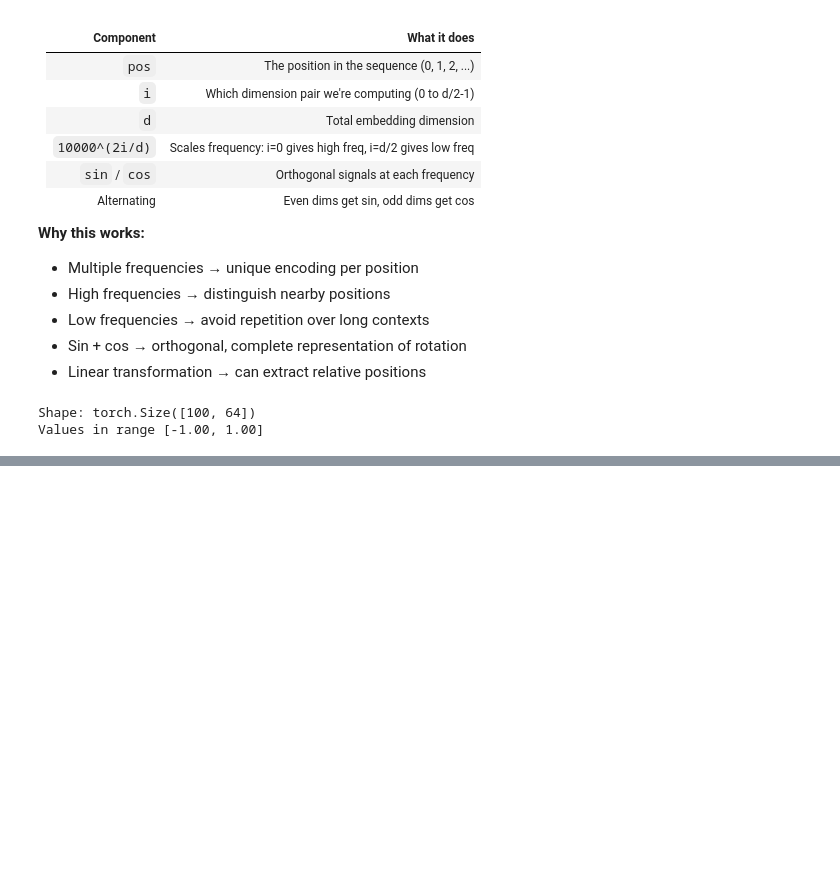
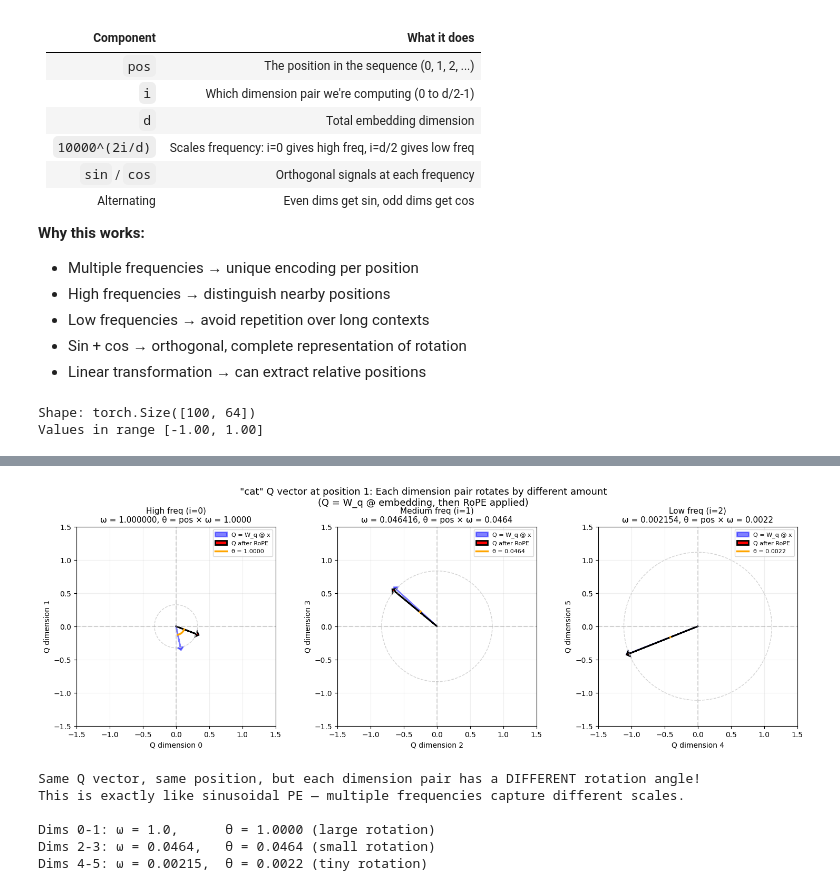
Before and after one commit to SilenNaihin/silen-ai, a Jupyter notebook: projects/transformer/positional_emb.ipynb, the cells around one changed output, grey strips where cells are left out. Saved outputs shown, nothing was run; the diff lists cells and outputs as text; code cells hidden in the pictures; blank space fills up the shorter version.

```diff
--- a/projects/transformer/positional_emb.ipynb
+++ b/projects/transformer/positional_emb.ipynb
@@ -1091,0 +1827,78 @@ The key insight: instead of `q + PE(pos)`, RoPE does `rotate(q, pos)`. We'll exp
+# %%
+# Visualization: One Q vector, all dimension pairs (showing different frequencies)
+fig, axes = plt.subplots(1, 3, figsize=(15, 5))
+
+token = "cat"
+pos = 1
+embedding = example_tensor[pos].numpy()
+
+# Project to get Q vector first
+np.random.seed(123)
+W_q = np.random.randn(6, 6) * 0.5
+q = W_q @ embedding
+
+# Then apply RoPE to Q
+q_rotated = apply_rope(q, position=pos, d_model=6)
+
+dim_pairs = [(0, 1), (2, 3), (4, 5)]
+freq_labels = ['High freq (i=0)', 'Medium freq (i=1)', 'Low freq (i=2)']
+
+for ax, (d1, d2), freq_label in zip(axes, dim_pairs, freq_labels):
+    q_2d = np.array([q[d1], q[d2]])
+    q_rot_2d = np.array([q_rotated[d1], q_rotated[d2]])
+
+    # Compute frequency and rotation angle
+    freq = 1.0 / (10000 ** (d1 / 6))
+    theta = pos * freq
+
+    # Draw circle showing magnitude is preserved
+    magnitude = np.linalg.norm(q_2d)
+    circle_theta = np.linspace(0, 2*np.pi, 100)
+    ax.plot(magnitude * np.cos(circle_theta), magnitude * np.sin(circle_theta),
+            'lightgray', linewidth=1, linestyle='--')
+
+    # Plot original Q vector
+    ax.arrow(0, 0, q_2d[0], q_2d[1], head_width=0.08, head_length=0.04,
+             fc='blue', ec='blue', linewidth=2, alpha=0.5, label='Q = W_q @ x')
+
+    # Plot rotated Q vector
+    ax.arrow(0, 0, q_rot_2d[0], q_rot_2d[1], head_width=0.08, head_length=0.04,
+             fc='red', ec='black', linewidth=2, label='Q after RoPE')
+
+    # Draw arc showing the rotation
+    angle_orig = np.arctan2(q_2d[1], q_2d[0])
+    angle_rot = np.arctan2(q_rot_2d[1], q_rot_2d[0])
+    arc_angles = np.linspace(angle_orig, angle_rot, 30)
+    arc_r = magnitude * 0.4
+    ax.plot(arc_r * np.cos(arc_angles), arc_r * np.sin(arc_angles),
+            color='orange', linewidth=2.5, label=f'θ = {theta:.4f}')
+
+    max_val = max(1.5, magnitude * 1.3)
+    ax.set_xlim(-max_val, max_val)
+    ax.set_ylim(-max_val, max_val)
+    ax.set_aspect('equal')
+    ax.axhline(y=0, color='gray', linestyle='--', alpha=0.3)
+    ax.axvline(x=0, color='gray', linestyle='--', alpha=0.3)
+    ax.set_xlabel(f'Q dimension {d1}', fontsize=10)
+    ax.set_ylabel(f'Q dimension {d2}', fontsize=10)
+    ax.set_title(f'{freq_label}\nω = {freq:.6f}, θ = pos × ω = {theta:.4f}', fontsize=11)
+    ax.legend(loc='upper right', fontsize=8)
+    ax.grid(True, alpha=0.2)
+
+plt.suptitle(f'"{token}" Q vector at position {pos}: Each dimension pair rotates by different amount\n(Q = W_q @ embedding, then RoPE applied)', fontsize=13)
+plt.tight_layout()
+plt.show()
+
+print("Same Q vector, same position, but each dimension pair has a DIFFERENT rotation angle!")
+print("This is exactly like sinusoidal PE — multiple frequencies capture different scales.")
+print(f"\nDims 0-1: ω = 1.0,      θ = {pos * 1.0:.4f} (large rotation)")
+print(f"Dims 2-3: ω = 0.0464,   θ = {pos * 0.0464:.4f} (small rotation)")
+print(f"Dims 4-5: ω = 0.00215,  θ = {pos * 0.00215:.4f} (tiny rotation)")
+# %% [output]
+[figure, added]
+Same Q vector, same position, but each dimension pair has a DIFFERENT rotation angle!
+This is exactly like sinusoidal PE — multiple frequencies capture different scales.
+
+Dims 0-1: ω = 1.0,      θ = 1.0000 (large rotation)
+Dims 2-3: ω = 0.0464,   θ = 0.0464 (small rotation)
+Dims 4-5: ω = 0.00215,  θ = 0.0022 (tiny rotation)
```
Also changed, not shown: parts of 36 cells of this notebook.
